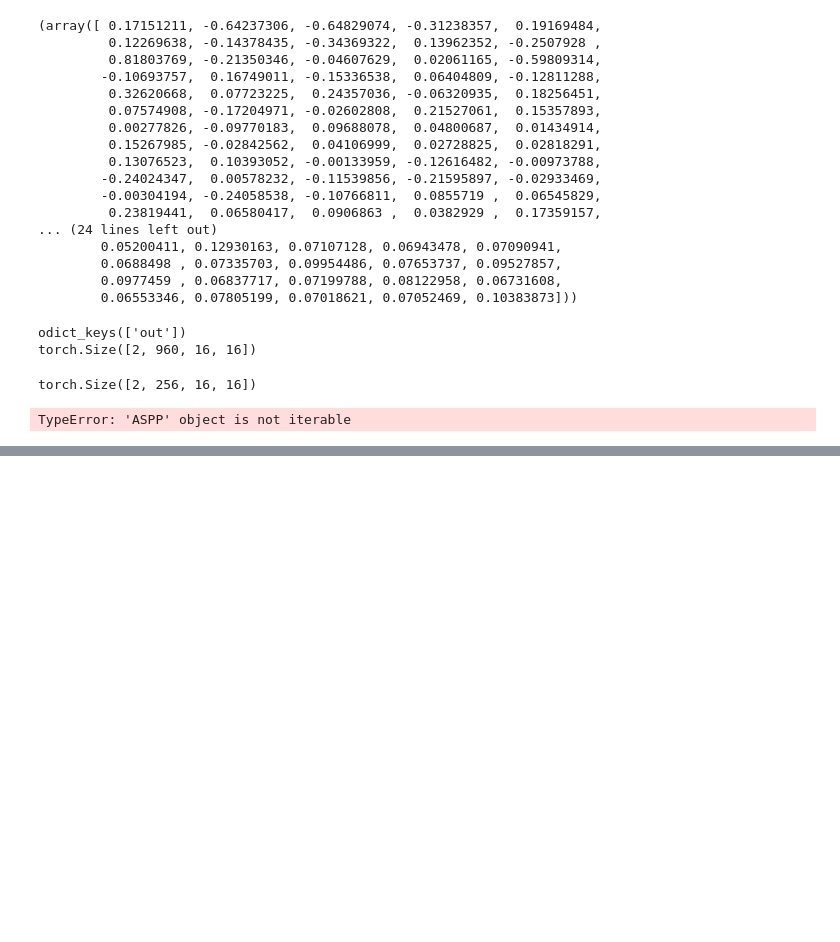
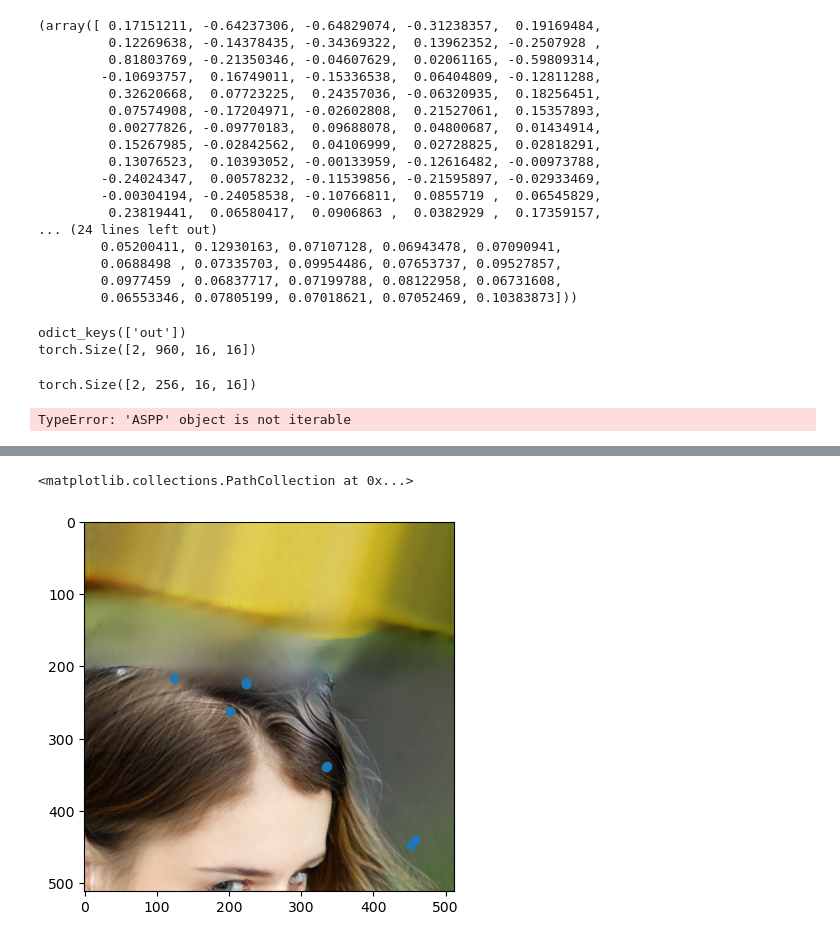
Before and after one commit to wamiq-reyaz/diffusion_face, a Jupyter notebook: notebooks/demo.ipynb, the cells around one changed output, grey strips where cells are left out. Saved outputs shown, nothing was run; the diff lists cells and outputs as text; code cells hidden in the pictures; blank space fills up the shorter version.

```diff
--- a/notebooks/demo.ipynb
+++ b/notebooks/demo.ipynb
@@ -1129,0 +1204,7 @@ TypeError: 'ASPP' object is not iterable
+# %%
+plt.imshow(np.array(base_pil))
+points = np.array(retval['points'].cpu().squeeze().numpy())
+plt.scatter(points[:, 0], points[:, 1])
+# %% [output]
+<matplotlib.collections.PathCollection at 0x...>
+[figure, added]
```
Also changed, not shown: parts of 7 cells of this notebook, 12 other files.
